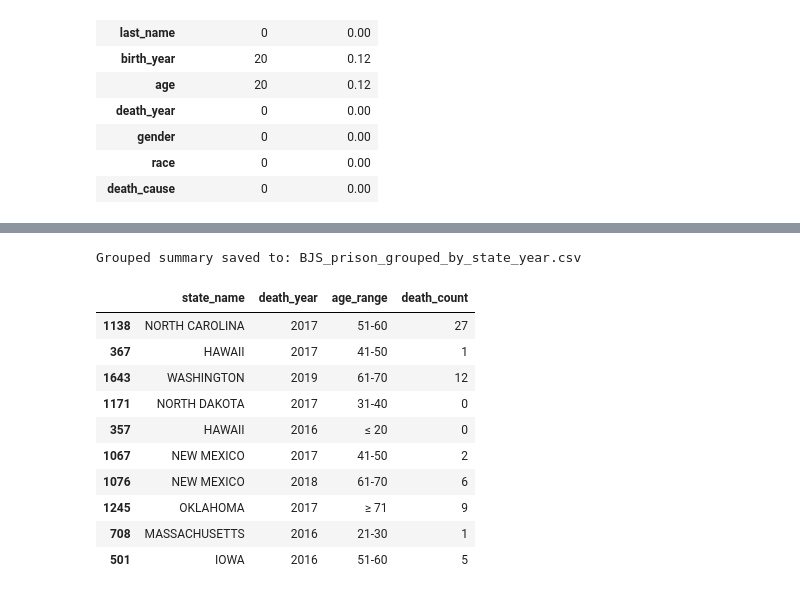
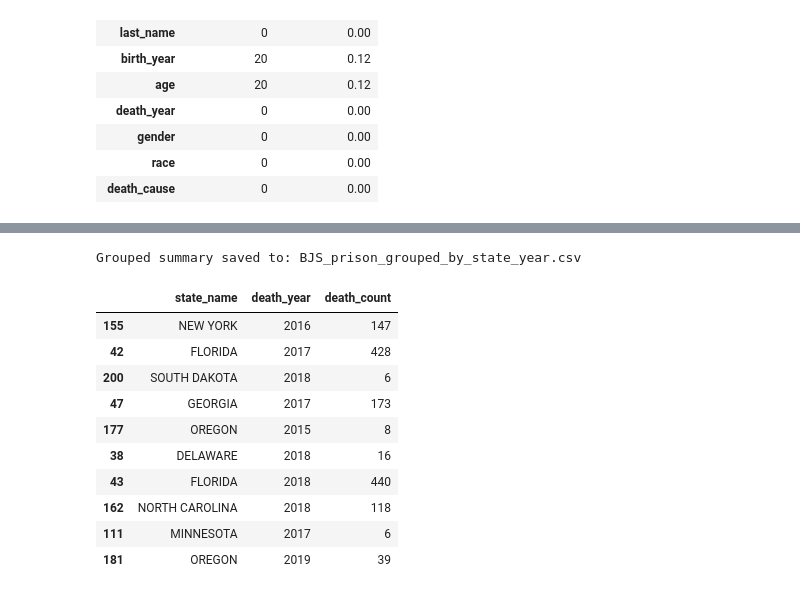
Before and after one commit to Ramil-cyber/Research_Linking_Analyzing_US_Prisons_Deaths, a Jupyter notebook: Data_Manipulation/Last_merged_full_df.ipynb, the cells around one changed output, grey strips where cells are left out. Saved outputs shown, nothing was run; the diff lists cells and outputs as text; code cells hidden in the pictures.

```diff
--- a/Data_Manipulation/Last_merged_full_df.ipynb
+++ b/Data_Manipulation/Last_merged_full_df.ipynb
@@ -269,36 +269,36 @@ Saved mapped dataset to: BJS_prison_cleaned_v2.csv
 # %%
 # ------------------------------------------------------------------
 # Grouping by 'state_name' and 'death_year' and count records
 # ------------------------------------------------------------------
 BJS_prison_grouped = (
     BJS_prison_reduced.groupby(
-        ["state_name", "death_year", "age_range"], as_index=False
+        ["state_name", "death_year"], as_index=False
     )
     .size()
     .rename(columns={"size": "death_count"})
 )
 
 # ------------------------------------------------------------------
 # Saving the grouped summary to CSV
 # ------------------------------------------------------------------
 output_path = "BJS_prison_grouped_by_state_year.csv"
 BJS_prison_grouped.to_csv(output_path, index=False)
 
 print(f"Grouped summary saved to: {output_path}")
 BJS_prison_grouped.sample(10)
 # %% [output]
 Grouped summary saved to: BJS_prison_grouped_by_state_year.csv
-|  | state_name | death_year | age_range | death_count |
-| 1138 | NORTH CAROLINA | 2017 | 51-60 | 27 |
-| 367 | HAWAII | 2017 | 41-50 | 1 |
-| 1643 | WASHINGTON | 2019 | 61-70 | 12 |
-| 1171 | NORTH DAKOTA | 2017 | 31-40 | 0 |
-| 357 | HAWAII | 2016 | ≤ 20 | 0 |
-| 1067 | NEW MEXICO | 2017 | 41-50 | 2 |
-| 1076 | NEW MEXICO | 2018 | 61-70 | 6 |
-| 1245 | OKLAHOMA | 2017 | ≥ 71 | 9 |
-| 708 | MASSACHUSETTS | 2016 | 21-30 | 1 |
-| 501 | IOWA | 2016 | 51-60 | 5 |
+|  | state_name | death_year | death_count |
+| 155 | NEW YORK | 2016 | 147 |
+| 42 | FLORIDA | 2017 | 428 |
+| 200 | SOUTH DAKOTA | 2018 | 6 |
+| 47 | GEORGIA | 2017 | 173 |
+| 177 | OREGON | 2015 | 8 |
+| 38 | DELAWARE | 2018 | 16 |
+| 43 | FLORIDA | 2018 | 440 |
+| 162 | NORTH CAROLINA | 2018 | 118 |
+| 111 | MINNESOTA | 2017 | 6 |
+| 181 | OREGON | 2019 | 39 |
 # %%
 import pandas as pd
 
```
Also changed, not shown: parts of 5 cells of this notebook, 6 other files.
